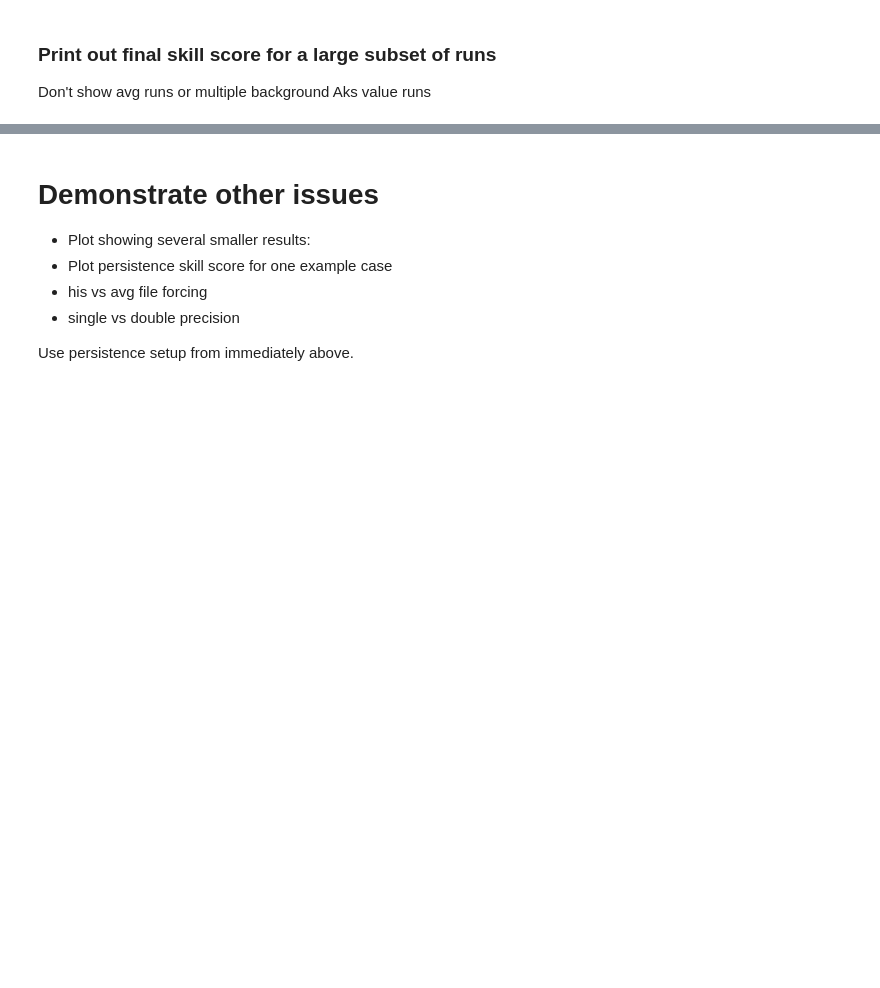
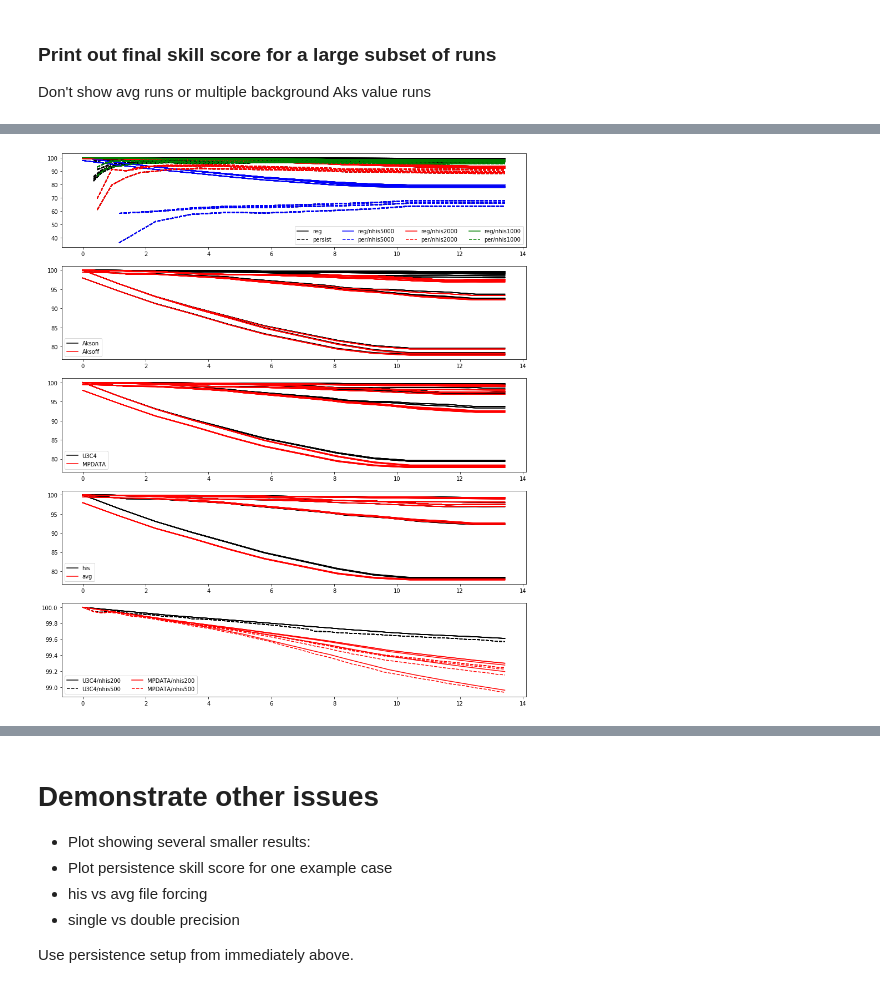
Before and after one commit to kthyng/offline_analysis, a Jupyter notebook: calc.ipynb, the cells around one changed output, grey strips where cells are left out. Cells and saved outputs as stored; diff of their text form; code cells hidden in the pictures; blank space fills up the shorter version.

```diff
--- a/calc.ipynb
+++ b/calc.ipynb
@@ -875,0 +430,91 @@ dfhis.index = dfhis.index*86400/T  # normalize time by dynamic time scale
+# %%
+fig, axes = plt.subplots(5,1, figsize=(15,18))
+
+
+cols1per = [col for col in df.columns if 'dt50' not in col and 'persist' in col]
+cols1per5000 = [col for col in cols1per if 'nhis5000' in col]
+cols1per2000 = [col for col in cols1per if 'nhis2000' in col]
+cols1per1000 = [col for col in cols1per if 'nhis1000' in col]
+cols1reg = [col for col in df.columns if 'dt50' not in col and 'reg' in col]
+cols1reg5000 = [col for col in cols1reg if 'nhis5000' in col]
+cols1reg2000 = [col for col in cols1reg if 'nhis2000' in col]
+cols1reg1000 = [col for col in cols1reg if 'nhis1000' in col]
+
+lsper = '--'; lsreg = '-'
+col5000 = 'b'; col2000 = 'r'; col1000 = 'g'
+
+ax = axes[0]
+ax.plot(df['days'], df[cols1reg], color='k', ls=lsreg)
+ax.plot([], label="reg", color='k', ls=lsreg)
+ax.plot(df['days'], df[cols1per], color='k', ls=lsper)
+ax.plot([], label="persist", color='k', ls=lsper)
+
+ax.plot(df['days'], df[cols1reg5000], color=col5000, ls=lsreg)
+ax.plot([], label="reg/nhis5000", color=col5000, ls=lsreg)
+ax.plot(df['days'], df[cols1per5000], color=col5000, ls=lsper)
+ax.plot([], label="per/nhis5000", color=col5000, ls=lsper)
+
+ax.plot(df['days'], df[cols1reg2000], color=col2000, ls=lsreg)
+ax.plot([], label="reg/nhis2000", color=col2000, ls=lsreg)
+ax.plot(df['days'], df[cols1per2000], color=col2000, ls=lsper)
+ax.plot([], label="per/nhis2000", color=col2000, ls=lsper)
+
+ax.plot(df['days'], df[cols1reg1000], color=col1000, ls=lsreg)
+ax.plot([], label="reg/nhis1000", color=col1000, ls=lsreg)
+ax.plot(df['days'], df[cols1per1000], color=col1000, ls=lsper)
+ax.plot([], label="per/nhis1000", color=col1000, ls=lsper)
+
+ax.legend(ncol=4, loc='lower right')
+
+
+ax = axes[1]
+cols21 = [col for col in df.columns if 'dt50' not in col and 'reg' in col and 'Akson' in col]
+cols22 = [col for col in df.columns if 'dt50' not in col and 'reg' in col and 'Aksoff' in col]
+ax.plot(df['days'], df[cols21], color='k')
+ax.plot([], label="Akson", color='k')
+ax.plot(df['days'], df[cols22], color='r');
+ax.plot([], label="Aksoff", color='r')
+ax.legend()
+
+
+ax = axes[2]
+cols3a = [col for col in df.columns if 'dt50' not in col and 'reg' in col and 'MPDATA' in col]
+cols3b = [col for col in df.columns if 'dt50' not in col and 'reg' in col and 'U3C4' in col]
+ax.plot(df['days'], df[cols3b], color='k');
+ax.plot([], label="U3C4", color='k')
+ax.plot(df['days'], df[cols3a], color='r')
+ax.plot([], label="MPDATA", color='r')
+ax.legend()
+
+
+ax = axes[3]
+cols4a = [col for col in df.columns if 'dt50' not in col and 'reg' in col and 'MPDATA' in col and '_his_' in col]
+cols4b = [col for col in df.columns if 'dt50' not in col and 'reg' in col and 'MPDATA' in col and 'avg' in col]
+ax.plot(df['days'], df[cols4a], color='k');
+ax.plot([], label="his", color='k')
+ax.plot(df['days'], df[cols4b], color='r')
+ax.plot([], label="avg", color='r')
+ax.legend()
+
+
+ax = axes[4]
+colsU = [col for col in df.columns if 'dt50' not in col and 'reg' in col
+         and '_his_' in col and 'Akson' in col and 'U3C4' in col]
+colsUnhis200 = [col for col in colsU if '_nhis200_' in col]
+colsUnhis500 = [col for col in colsU if '_nhis500_' in col]
+colsM = [col for col in df.columns if 'dt50' not in col and 'reg' in col
+         and '_his_' in col and 'Akson' in col and 'MPDATA' in col]
+colsMnhis200 = [col for col in colsM if '_nhis200_' in col]
+colsMnhis500 = [col for col in colsM if '_nhis500_' in col]
+colU = 'k'; colM = 'r'
+ls200 = '-'; ls500 = '--'
+ax.plot(df['days'], df[colsUnhis200], color=colU, ls=ls200)
+ax.plot([], color=colU, ls=ls200, label='U3C4/nhis200')
+ax.plot(df['days'], df[colsUnhis500], color=colU, ls=ls500)
+ax.plot([], color=colU, ls=ls500, label='U3C4/nhis500')
+ax.plot(df['days'], df[colsMnhis200], color=colM, ls=ls200)
+ax.plot([], color=colM, ls=ls200, label='MPDATA/nhis200')
+ax.plot(df['days'], df[colsMnhis500], color=colM, ls=ls500);
+ax.plot([], color=colM, ls=ls500, label='MPDATA/nhis500')
+ax.legend(ncol=2, loc='lower left')
+# %% [output]
@@ -876,2 +522,3 @@ dfhis.index = dfhis.index*86400/T  # normalize time by dynamic time scale
+[figure, added]
 # %%
 alpha=0.8
```
Also changed, not shown: parts of 77 cells of this notebook.
